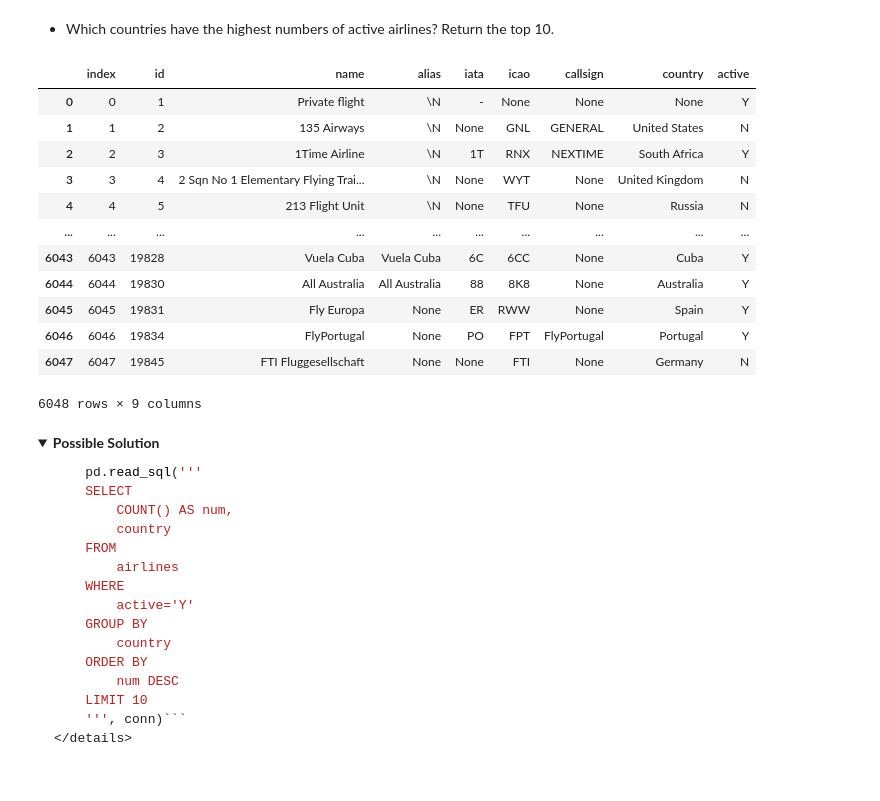
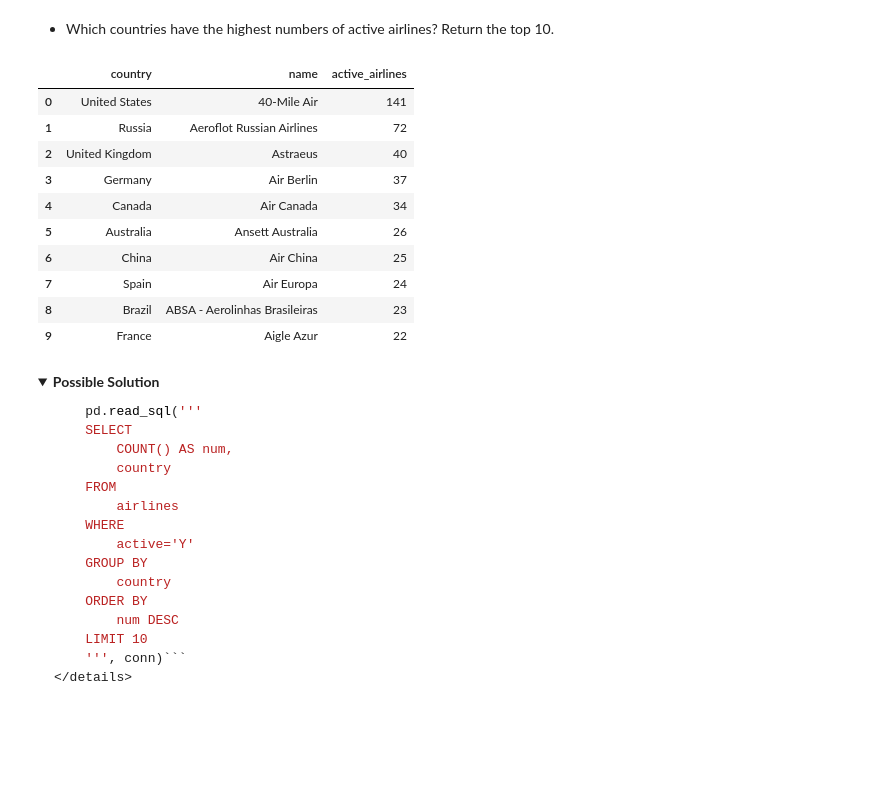
Before and after one commit to sclarkHOU/NATL-DS-051523, a Jupyter notebook: Phase2/sqljoins_060523.ipynb, the cells around one changed output. Drawn from its saved outputs; the diff is of its cells as text; code cells hidden in the pictures; folded sections open; blank space fills up the shorter version.

```diff
--- a/Phase2/sqljoins_060523.ipynb
+++ b/Phase2/sqljoins_060523.ipynb
@@ -202,27 +206,31 @@ ELSE 'ACTIVE'
 ## Group Task
 # %% [markdown]
 - Which countries have the highest numbers of active airlines? Return the top 10.
-# %%
-pd.read_sql('''
-    SELECT
-        *
-    FROM
-        airlines
-''', conn)
-# %% [output]
-|  | index | id | name | alias | iata | icao | callsign | country | active |
-| 0 | 0 | 1 | Private flight | \N | - | None | None | None | Y |
-| 1 | 1 | 2 | 135 Airways | \N | None | GNL | GENERAL | United States | N |
-| 2 | 2 | 3 | 1Time Airline | \N | 1T | RNX | NEXTIME | South Africa | Y |
-| 3 | 3 | 4 | 2 Sqn No 1 Elementary Flying Trai... | \N | None | WYT | None | United Kingdom | N |
-| 4 | 4 | 5 | 213 Flight Unit | \N | None | TFU | None | Russia | N |
-| ... | ... | ... | ... | ... | ... | ... | ... | ... | ... |
-| 6043 | 6043 | 19828 | Vuela Cuba | Vuela Cuba | 6C | 6CC | None | Cuba | Y |
-| 6044 | 6044 | 19830 | All Australia | All Australia | 88 | 8K8 | None | Australia | Y |
-| 6045 | 6045 | 19831 | Fly Europa | None | ER | RWW | None | Spain | Y |
-| 6046 | 6046 | 19834 | FlyPortugal | None | PO | FPT | FlyPortugal | Portugal | Y |
-| 6047 | 6047 | 19845 | FTI Fluggesellschaft | None | None | FTI | None | Germany | N |
-6048 rows × 9 columns
+# %%
+pd.read_sql('''
+    SELECT
+        country,
+        name,
+        COUNT(active) AS active_airlines
+    FROM airlines
+    WHERE active IS 'Y'
+    GROUP BY country
+    ORDER BY active_airlines DESC
+    LIMIT 10
+    ;
+''', conn)
+# %% [output]
+|  | country | name | active_airlines |
+| 0 | United States | 40-Mile Air | 141 |
+| 1 | Russia | Aeroflot Russian Airlines | 72 |
+| 2 | United Kingdom | Astraeus | 40 |
+| 3 | Germany | Air Berlin | 37 |
+| 4 | Canada | Air Canada | 34 |
+| 5 | Australia | Ansett Australia | 26 |
+| 6 | China | Air China | 25 |
+| 7 | Spain | Air Europa | 24 |
+| 8 | Brazil | ABSA - Aerolinhas Brasileiras | 23 |
+| 9 | France | Aigle Azur | 22 |
 # %% [markdown]
 <details>
     <summary><b>Possible Solution</b></summary>
```
Also changed, not shown: parts of 8 cells of this notebook.
